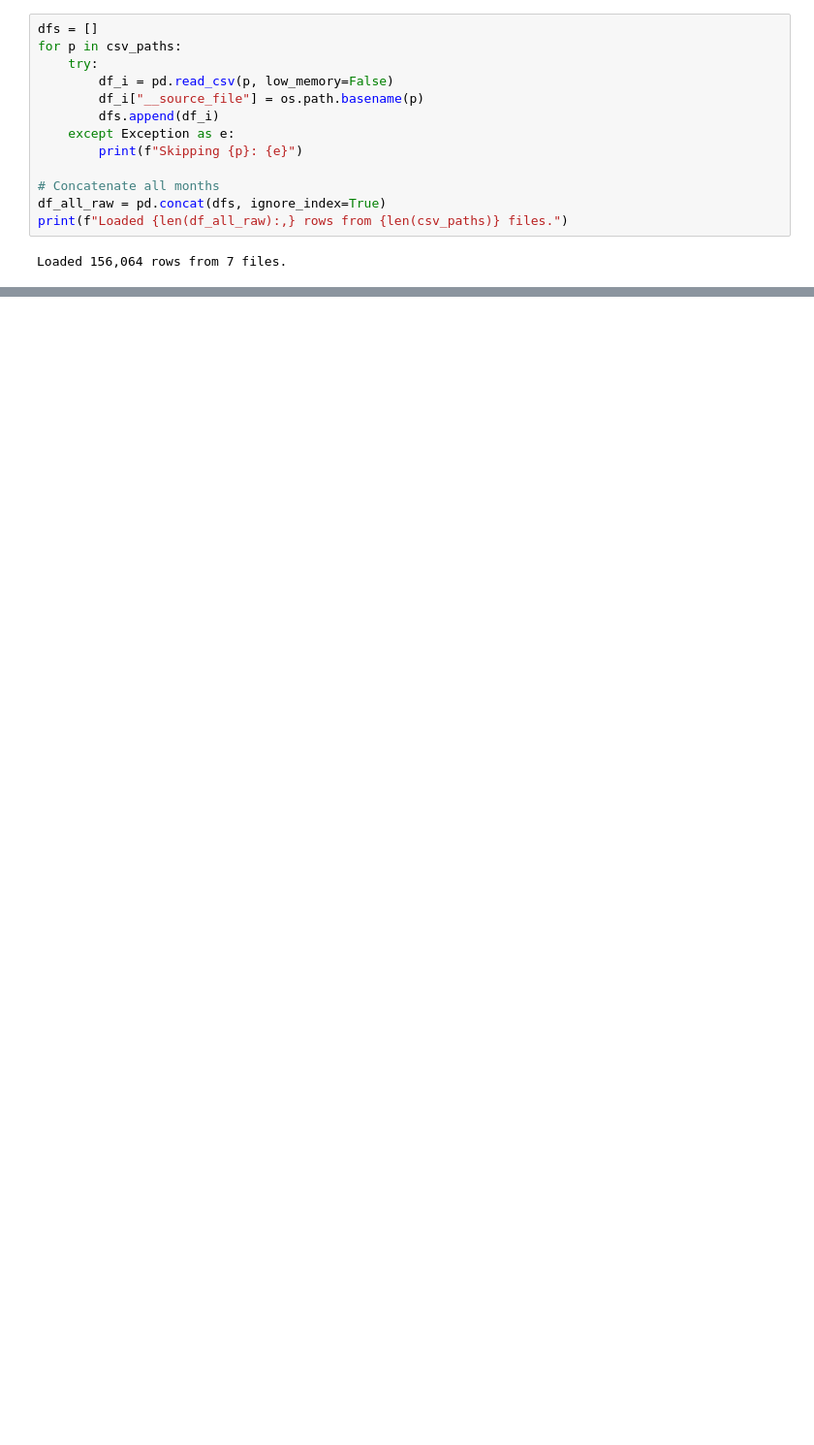
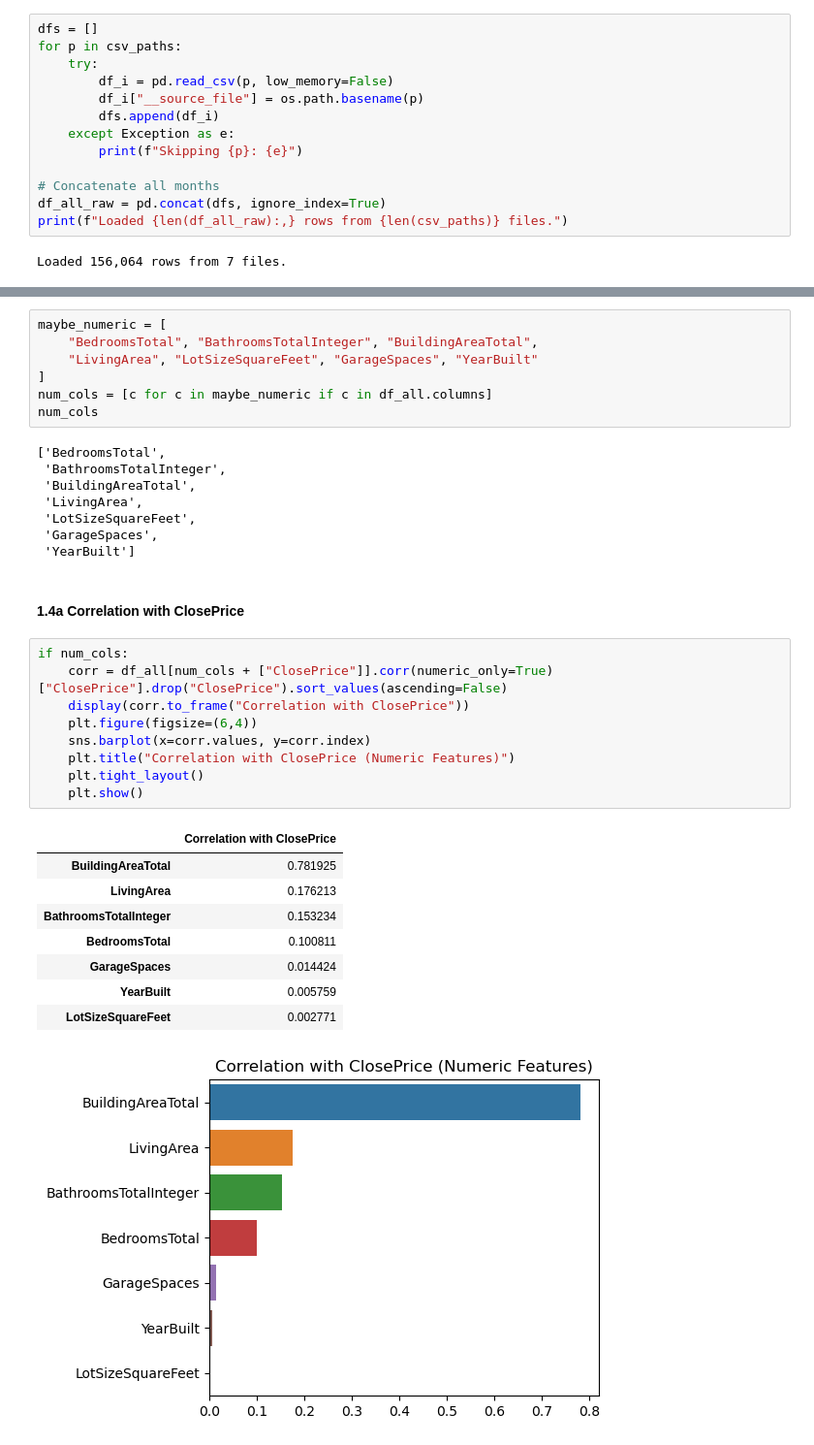
Before and after one commit to valle1306/home-price-prediction, a Jupyter notebook: Step1,2_Stephanie.ipynb, the cells around one changed output, grey strips where cells are left out. Shown at 97% size. Saved outputs shown, nothing was run; the diff lists cells and outputs as text; blank space fills up the shorter version.

```diff
--- a/Step1,2_Stephanie.ipynb
+++ b/Step1,2_Stephanie.ipynb
@@ -94,0 +223,36 @@ After SFR filter: 78,387 rows.
+# %%
+maybe_numeric = [
+    "BedroomsTotal", "BathroomsTotalInteger", "BuildingAreaTotal",
+    "LivingArea", "LotSizeSquareFeet", "GarageSpaces", "YearBuilt"
+]
+num_cols = [c for c in maybe_numeric if c in df_all.columns]
+num_cols
+# %% [output]
+['BedroomsTotal',
+ 'BathroomsTotalInteger',
+ 'BuildingAreaTotal',
+ 'LivingArea',
+ 'LotSizeSquareFeet',
+ 'GarageSpaces',
+ 'YearBuilt']
+# %% [markdown]
+#### 1.4a Correlation with ClosePrice
+# %%
+if num_cols:
+    corr = df_all[num_cols + ["ClosePrice"]].corr(numeric_only=True)["ClosePrice"].drop("ClosePrice").sort_values(ascending=False)
+    display(corr.to_frame("Correlation with ClosePrice"))
+    plt.figure(figsize=(6,4))
+    sns.barplot(x=corr.values, y=corr.index)
+    plt.title("Correlation with ClosePrice (Numeric Features)")
+    plt.tight_layout()
+    plt.show()
+# %% [output]
+|  | Correlation with ClosePrice |
+| BuildingAreaTotal | 0.781925 |
+| LivingArea | 0.176213 |
+| BathroomsTotalInteger | 0.153234 |
+| BedroomsTotal | 0.100811 |
+| GarageSpaces | 0.014424 |
+| YearBuilt | 0.005759 |
+| LotSizeSquareFeet | 0.002771 |
+[figure, added]
```
Also changed, not shown: parts of 35 cells of this notebook.
